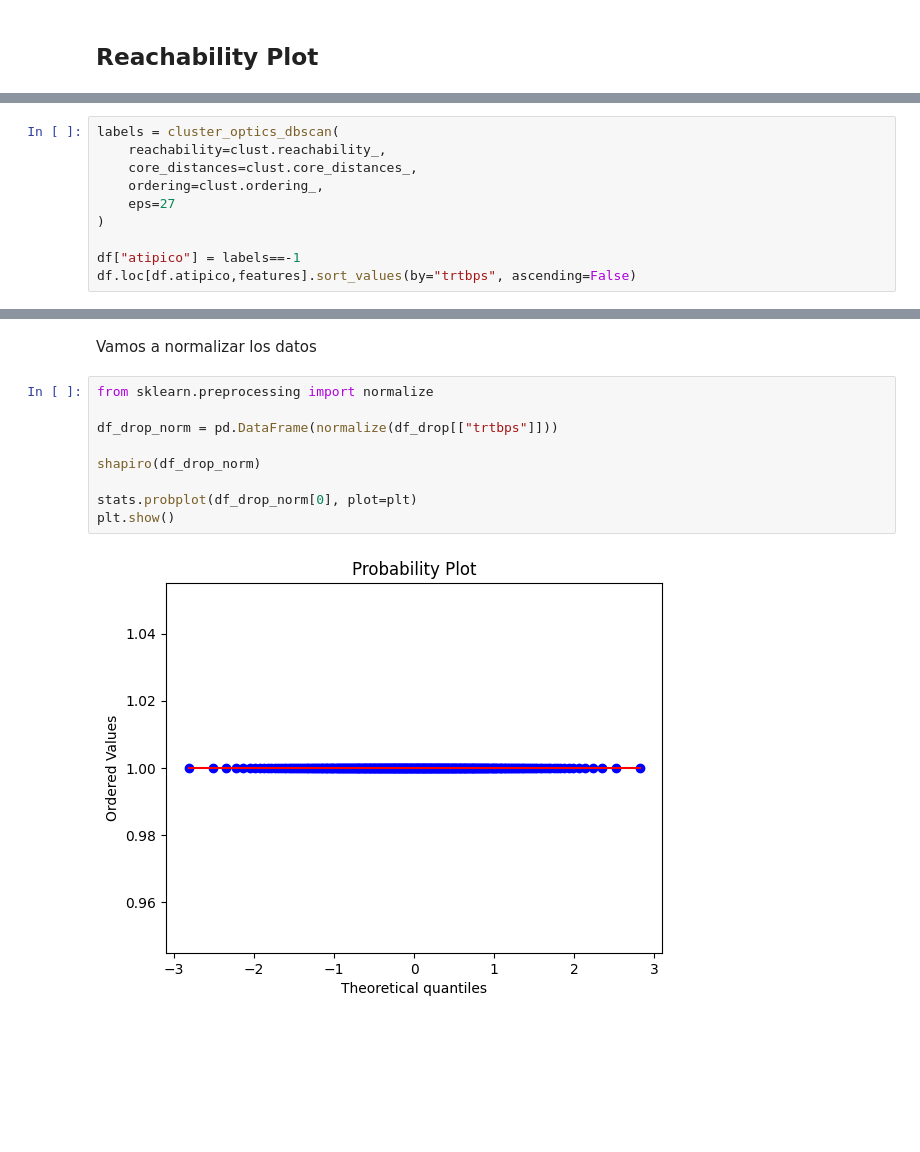
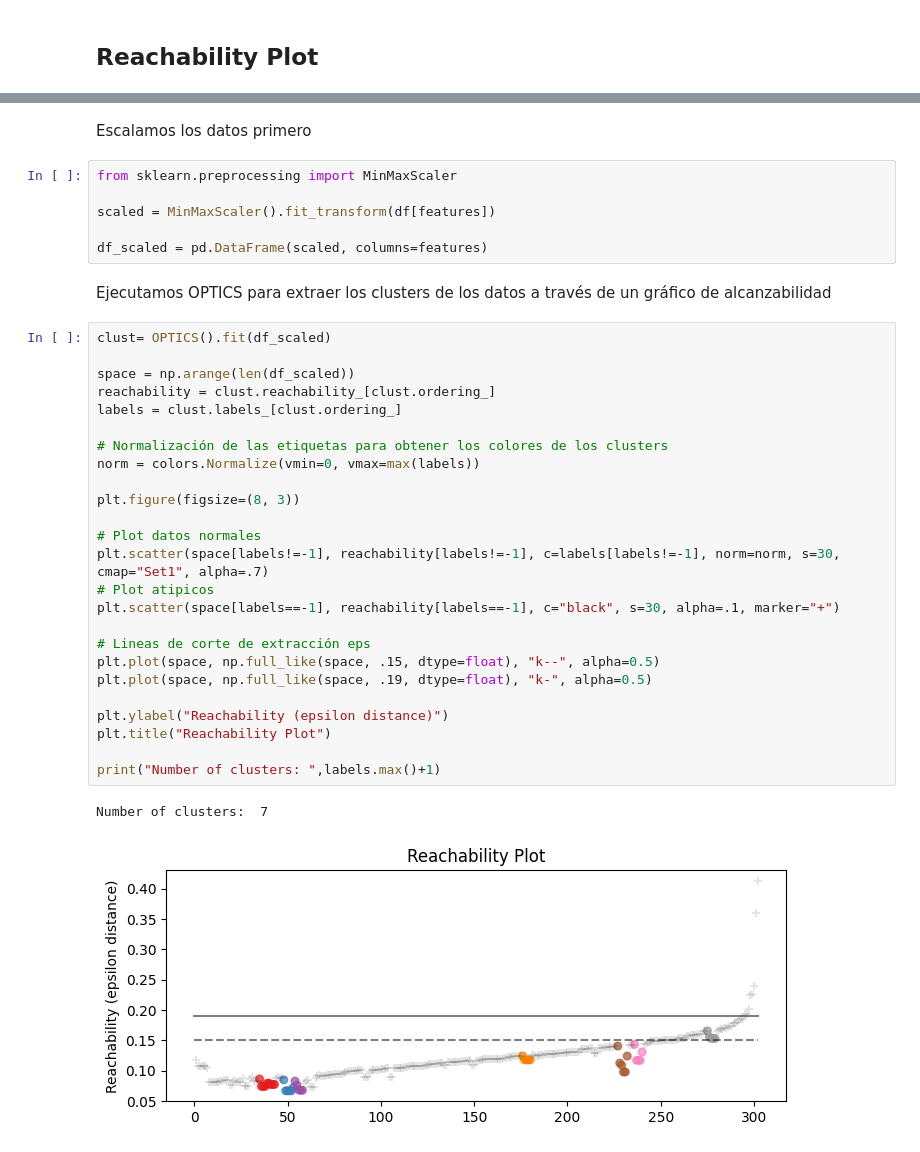
Before and after one commit to Carlos-Perez-Ha/PRA2, a Jupyter notebook: Carlos.ipynb, the cells around one changed output, grey strips where cells are left out. Saved outputs shown, nothing was run; the diff lists cells and outputs as text; blank space fills up the shorter version.

```diff
--- a/Carlos.ipynb
+++ b/Carlos.ipynb
@@ -69,10 +49,0 @@ Extraemos los atípicos
-# %%
-labels = cluster_optics_dbscan(
-    reachability=clust.reachability_,
-    core_distances=clust.core_distances_,
-    ordering=clust.ordering_,
-    eps=27
-)
-
-df["atipico"] = labels==-1
-df.loc[df.atipico,features].sort_values(by="trtbps", ascending=False)
@@ -168,13 +50,38 @@ Se observa en la grafica de probabilidad normal que al eliminar los datos atípi
-# %% [markdown]
-Vamos a normalizar los datos
-# %%
-from sklearn.preprocessing import normalize
-
-df_drop_norm = pd.DataFrame(normalize(df_drop[["trtbps"]]))
-
-shapiro(df_drop_norm)
-
-stats.probplot(df_drop_norm[0], plot=plt)
-plt.show()
-# %% [output]
-[figure, removed]
+# %% [markdown]
+Escalamos los datos primero
+# %%
+from sklearn.preprocessing import MinMaxScaler
+
+scaled = MinMaxScaler().fit_transform(df[features])
+
+df_scaled = pd.DataFrame(scaled, columns=features)
+# %% [markdown]
+Ejecutamos OPTICS para extraer los clusters de los datos a través de un gráfico de alcanzabilidad
+# %%
+clust= OPTICS().fit(df_scaled)
+
+space = np.arange(len(df_scaled))
+reachability = clust.reachability_[clust.ordering_]
+labels = clust.labels_[clust.ordering_]
+
+# Normalización de las etiquetas para obtener los colores de los clusters
+norm = colors.Normalize(vmin=0, vmax=max(labels))
+
+plt.figure(figsize=(8, 3))
+
+# Plot datos normales
+plt.scatter(space[labels!=-1], reachability[labels!=-1], c=labels[labels!=-1], norm=norm, s=30, cmap="Set1", alpha=.7)
+# Plot atipicos
+plt.scatter(space[labels==-1], reachability[labels==-1], c="black", s=30, alpha=.1, marker="+")
+
+# Lineas de corte de extracción eps
+plt.plot(space, np.full_like(space, .15, dtype=float), "k--", alpha=0.5)
+plt.plot(space, np.full_like(space, .19, dtype=float), "k-", alpha=0.5)
+
+plt.ylabel("Reachability (epsilon distance)")
+plt.title("Reachability Plot")
+
+print("Number of clusters: ",labels.max()+1)
+# %% [output]
+Number of clusters:  7
+[figure, added]
```
Also changed, not shown: parts of 45 cells of this notebook, 2 other files.
